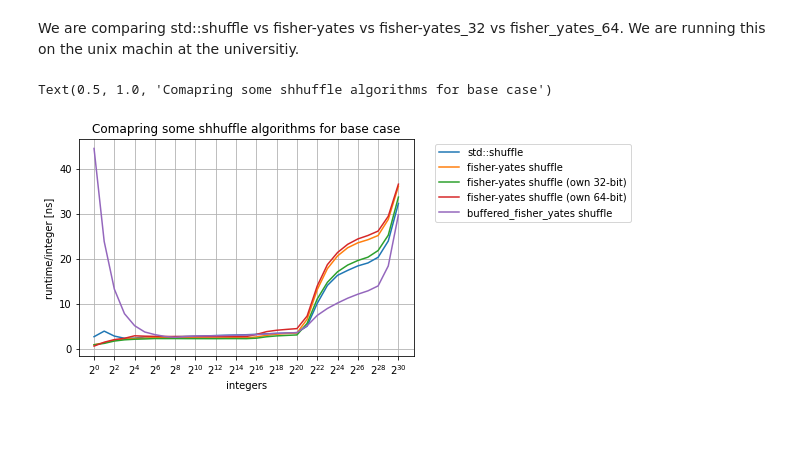
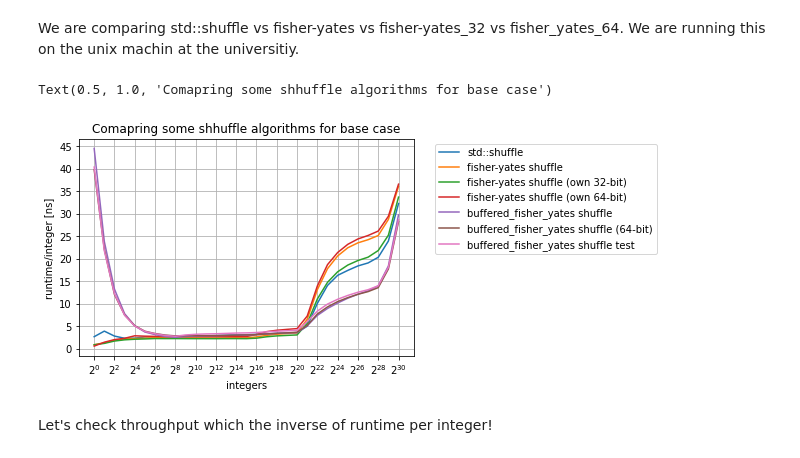
Before and after one commit to pengilton/cip_shuffle, a Jupyter notebook: benchmarks/evaluation/06_analysis_uni.ipynb, the cells around one changed output. Drawn from its saved outputs; the diff is of its cells as text; code cells hidden in the pictures; blank space fills up the shorter version.

Commit message:
More data and adjusted buffered_fisher_yates

```diff
--- a/benchmarks/evaluation/06_analysis_uni.ipynb
+++ b/benchmarks/evaluation/06_analysis_uni.ipynb
@@ -13,6 +13,8 @@ df_fy_shuffle = pd.read_csv(path.join("..", "cpp", "uni-machine", "v0.1.9", "202
 df_fy_shuffle_32 = pd.read_csv(path.join("..", "cpp", "uni-machine", "v0.1.9", "20231213-021932-nb=0-bf=0-th=0-cpp.csv"))
 df_fy_shuffle_64 = pd.read_csv(path.join("..", "cpp", "uni-machine", "v0.1.9", "20231213-022624-nb=0-bf=0-th=0-cpp.csv"))
 df_buffered_fy_shuffle = pd.read_csv(path.join("..", "cpp", "uni-machine", "v0.1.9", "20231213-030400-nb=0-bf=256-th=0-cpp.csv"))
+df_buffered_fy_shuffle_64 = pd.read_csv(path.join("..", "cpp", "uni-machine", "v0.1.9", "20231213-172004-nb=0-bf=256-th=0-cpp.csv"))
+df_buffered_fy_shuffle_test = pd.read_csv(path.join("..", "cpp", "uni-machine", "v0.1.9", "20231213-174922-nb=0-bf=256-th=0-cpp.csv"))
 # %%
 # We calculate runtime per integer
 df_std_shuffle["runtime/integer [ns]"] = (df_std_shuffle["total_runtime"] / df_std_shuffle["total_runs"]) / df_std_shuffle["integers"]
@@ -20,26 +22,32 @@ df_fy_shuffle["runtime/integer [ns]"] = (df_fy_shuffle["total_runtime"] / df_fy_
 df_fy_shuffle_32["runtime/integer [ns]"] = (df_fy_shuffle_32["total_runtime"] / df_fy_shuffle_32["total_runs"]) / df_fy_shuffle_32["integers"]
 df_fy_shuffle_64["runtime/integer [ns]"] = (df_fy_shuffle_64["total_runtime"] / df_fy_shuffle_64["total_runs"]) / df_fy_shuffle_64["integers"]
 df_buffered_fy_shuffle["runtime/integer [ns]"] = (df_buffered_fy_shuffle["total_runtime"] / df_buffered_fy_shuffle["total_runs"]) / df_buffered_fy_shuffle["integers"]
+df_buffered_fy_shuffle_64["runtime/integer [ns]"] = (df_buffered_fy_shuffle_64["total_runtime"] / df_buffered_fy_shuffle_64["total_runs"]) / df_buffered_fy_shuffle_64["integers"]
+df_buffered_fy_shuffle_test["runtime/integer [ns]"] = (df_buffered_fy_shuffle_test["total_runtime"] / df_buffered_fy_shuffle_test["total_runs"]) / df_buffered_fy_shuffle_test["integers"]
 # %%
 # We plot data
-ax__xticks = [2 ** i for i in range(0, 31, 2)]
-ax__yticks = [10 * i for i in range(0, 12, 1)]
+ax_xticks = [2 ** i for i in range(0, 31, 2)]
+ax_yticks = [5 * i for i in range(0, 10, 1)]
 
 ax = df_std_shuffle.plot(x="integers", y="runtime/integer [ns]", label="std::shuffle")
 df_fy_shuffle.plot(ax=ax, x="integers", y="runtime/integer [ns]", label="fisher-yates shuffle")
 df_fy_shuffle_32.plot(ax=ax, x="integers", y="runtime/integer [ns]", label="fisher-yates shuffle (own 32-bit)")
 df_fy_shuffle_64.plot(ax=ax, x="integers", y="runtime/integer [ns]", label="fisher-yates shuffle (own 64-bit)")
 df_buffered_fy_shuffle.plot(ax=ax, x="integers", y="runtime/integer [ns]", label="buffered_fisher_yates shuffle")
+df_buffered_fy_shuffle_64.plot(ax=ax, x="integers", y="runtime/integer [ns]", label="buffered_fisher_yates shuffle (64-bit)")
+df_buffered_fy_shuffle_test.plot(ax=ax, x="integers", y="runtime/integer [ns]", label="buffered_fisher_yates shuffle test")
 
 ax.set_xscale("log", base=2)
 # ax.set_yscale("log", base=10)
-ax.set_xticks(ax__xticks)
-# ax.set_yticks(ax__yticks)
+ax.set_xticks(ax_xticks)
+ax.set_yticks(ax_yticks)
 ax.grid(True)
 ax.set_xlabel("integers")
 ax.set_ylabel("runtime/integer [ns]")
 ax.legend(bbox_to_anchor=(1.05, 1.0), loc='upper left')
 ax.set_title("Comapring some shhuffle algorithms for base case")
 # %% [output]
 Text(0.5, 1.0, 'Comapring some shhuffle algorithms for base case')
-[figure, old version]
+[figure, new version]
+# %% [markdown]
+Let's check throughput which the inverse of runtime per integer!
```
Also changed, not shown: parts of 2 cells of this notebook, 25 other files.
